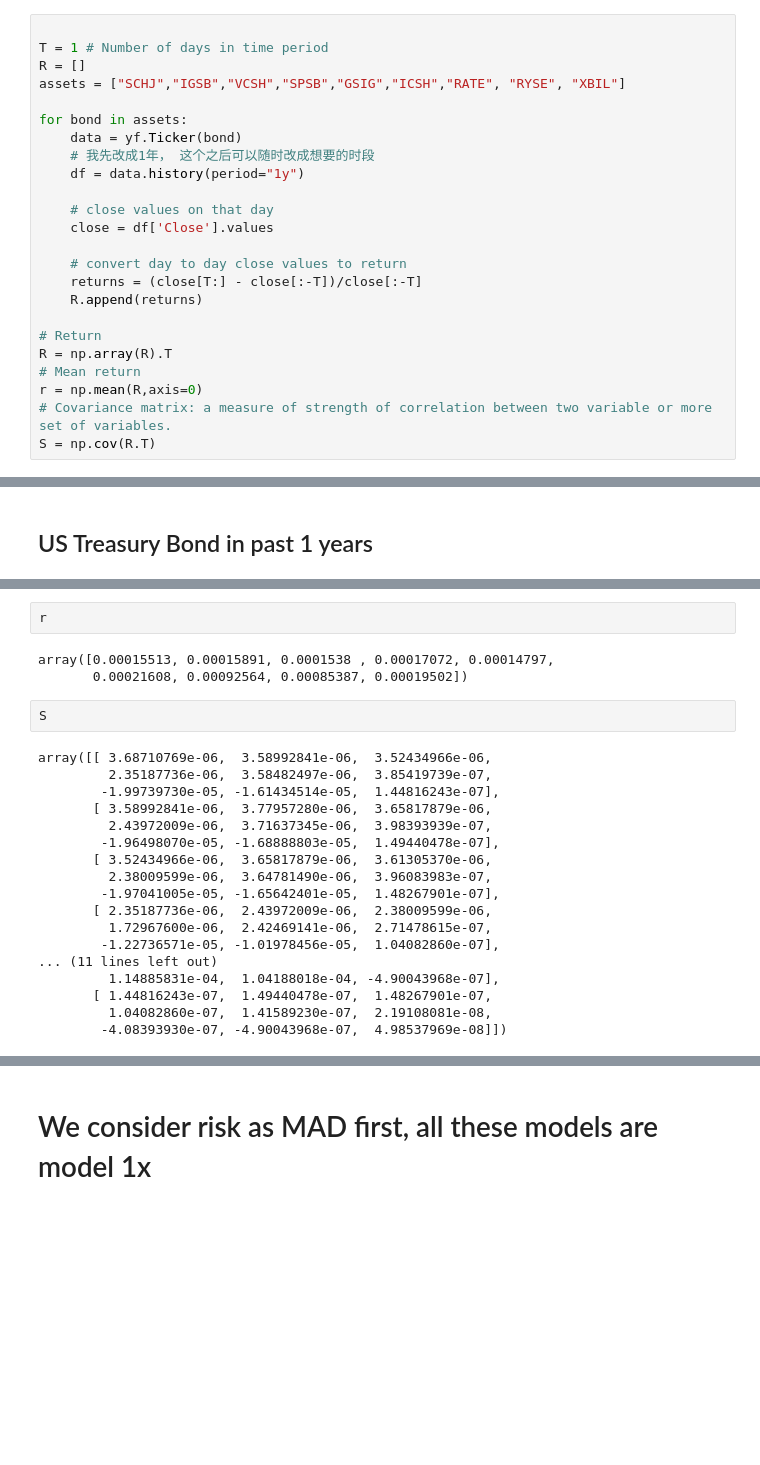
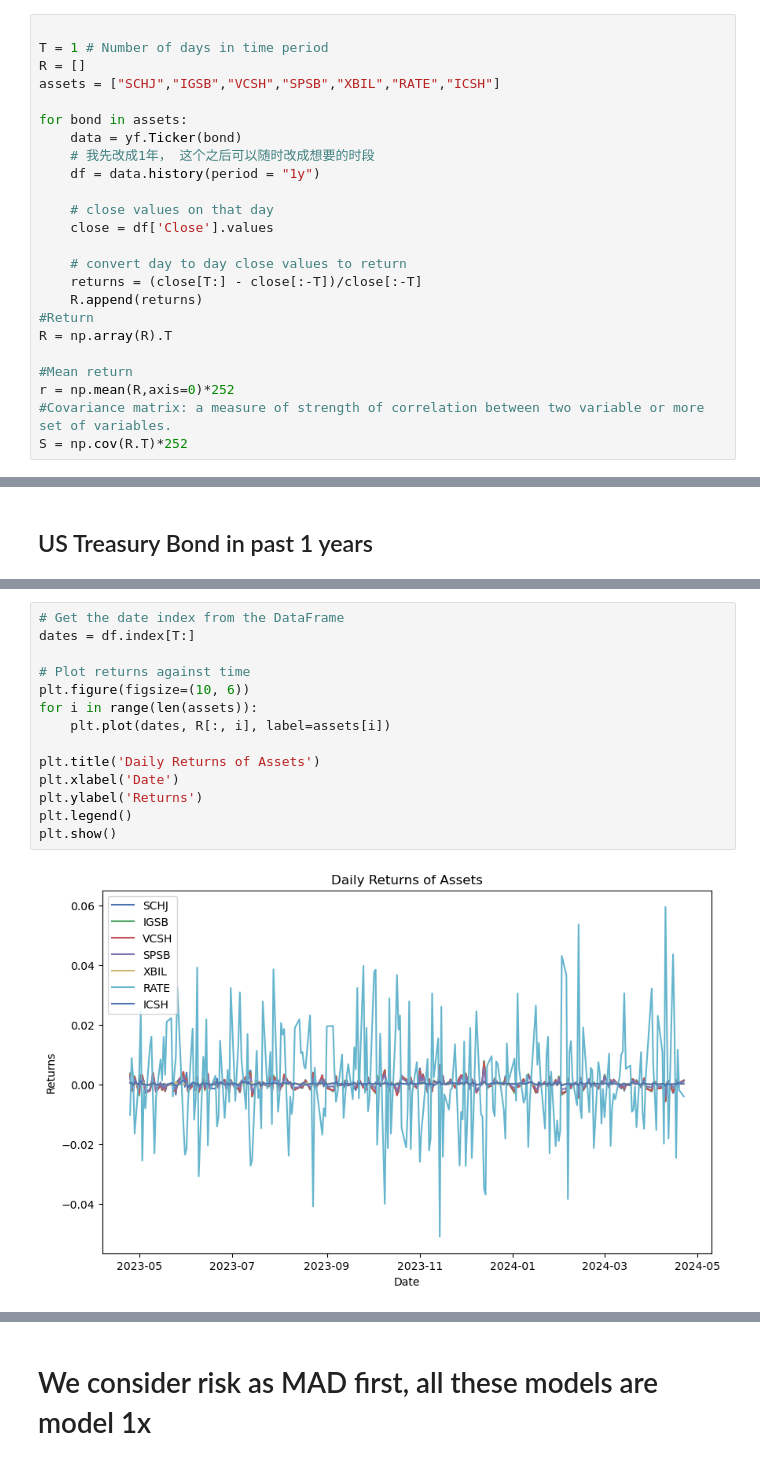
Before and after one commit to vinflora/MATH441-Group-Project, a Jupyter notebook: code_corporate bonds.ipynb, the cells around one changed output, grey strips where cells are left out. Drawn from its saved outputs; the diff is of its cells as text; blank space fills up the shorter version.

Commit message:
Annual Return + Annual Risk Added in the first place in data collection yfinance

```diff
--- a/code_corporate bonds.ipynb
+++ b/code_corporate bonds.ipynb
@@ -46,12 +48,12 @@ Requirement already satisfied: qdldl in /opt/conda/lib/python3.10/site-packages
 
 T = 1 # Number of days in time period
 R = []
-assets = ["SCHJ","IGSB","VCSH","SPSB","GSIG","ICSH","RATE", "RYSE", "XBIL"]
+assets = ["SCHJ","IGSB","VCSH","SPSB","XBIL","RATE","ICSH"]
 
 for bond in assets:
     data = yf.Ticker(bond)
     # 我先改成1年， 这个之后可以随时改成想要的时段
-    df = data.history(period="1y")
+    df = data.history(period = "1y")
 
     # close values on that day
     close = df['Close'].values
@@ -59,10 +61,10 @@ for bond in assets:
     # convert day to day close values to return
     returns = (close[T:] - close[:-T])/close[:-T]
     R.append(returns)
+#Return
+R = np.array(R).T
 
-# Return
-R = np.array(R).T
-# Mean return
-r = np.mean(R,axis=0)
-# Covariance matrix: a measure of strength of correlation between two variable or more set of variables.
-S = np.cov(R.T)
+#Mean return
+r = np.mean(R,axis=0)*252
+#Covariance matrix: a measure of strength of correlation between two variable or more set of variables.
+S = np.cov(R.T)*252
@@ -103,25 +73,16 @@ plt.show()
-# %%
-r
-# %% [output]
-array([0.00015513, 0.00015891, 0.0001538 , 0.00017072, 0.00014797,
-       0.00021608, 0.00092564, 0.00085387, 0.00019502])
-# %%
-S
-# %% [output]
-array([[ 3.68710769e-06,  3.58992841e-06,  3.52434966e-06,
-         2.35187736e-06,  3.58482497e-06,  3.85419739e-07,
-        -1.99739730e-05, -1.61434514e-05,  1.44816243e-07],
-       [ 3.58992841e-06,  3.77957280e-06,  3.65817879e-06,
-         2.43972009e-06,  3.71637345e-06,  3.98393939e-07,
-        -1.96498070e-05, -1.68888803e-05,  1.49440478e-07],
-       [ 3.52434966e-06,  3.65817879e-06,  3.61305370e-06,
-         2.38009599e-06,  3.64781490e-06,  3.96083983e-07,
-        -1.97041005e-05, -1.65642401e-05,  1.48267901e-07],
-       [ 2.35187736e-06,  2.43972009e-06,  2.38009599e-06,
-         1.72967600e-06,  2.42469141e-06,  2.71478615e-07,
-        -1.22736571e-05, -1.01978456e-05,  1.04082860e-07],
-... (11 lines left out)
-         1.14885831e-04,  1.04188018e-04, -4.90043968e-07],
-       [ 1.44816243e-07,  1.49440478e-07,  1.48267901e-07,
-         1.04082860e-07,  1.41589230e-07,  2.19108081e-08,
-        -4.08393930e-07, -4.90043968e-07,  4.98537969e-08]])
+# %%
+# Get the date index from the DataFrame
+dates = df.index[T:]
+
+# Plot returns against time
+plt.figure(figsize=(10, 6))
+for i in range(len(assets)):
+    plt.plot(dates, R[:, i], label=assets[i])
+
+plt.title('Daily Returns of Assets')
+plt.xlabel('Date')
+plt.ylabel('Returns')
+plt.legend()
+plt.show()
+# %% [output]
+[figure, added]
```
Also changed, not shown: parts of 38 cells of this notebook.
